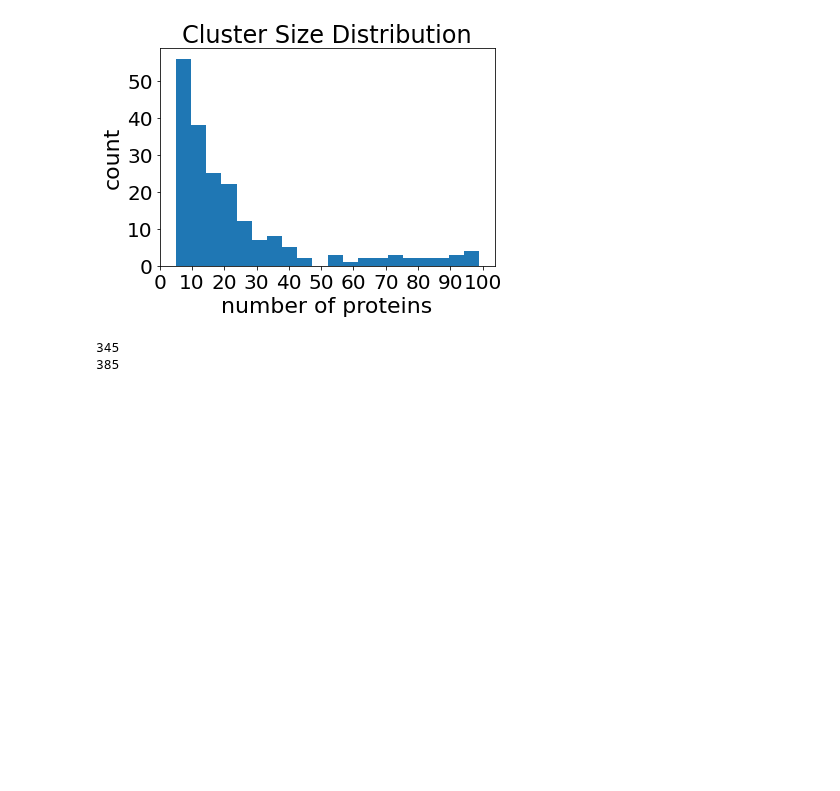
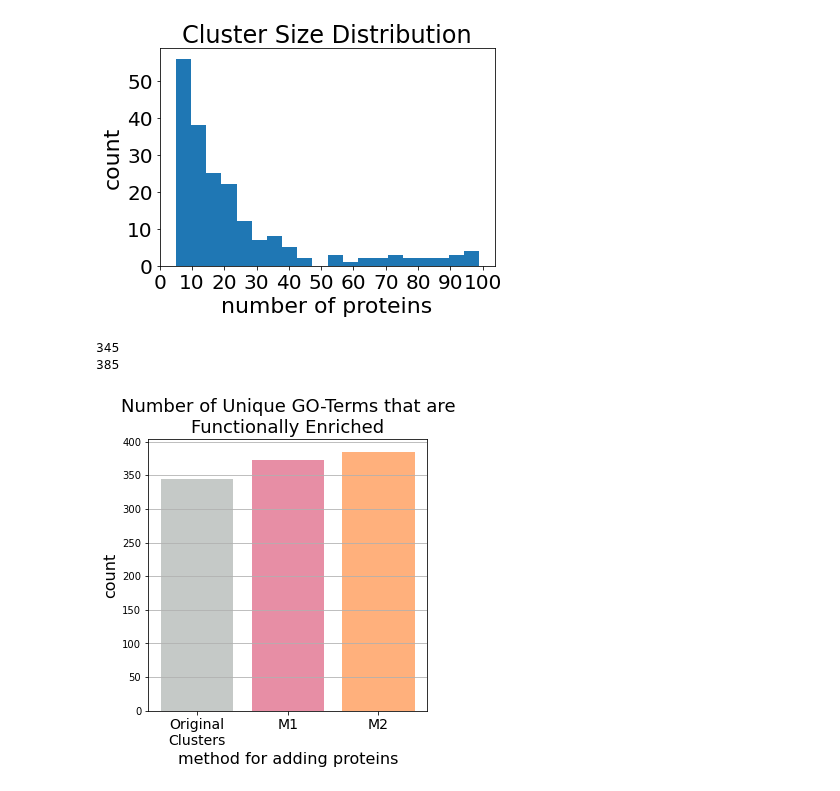
Before and after one commit to chrlatte/ClusteringWithDSD, a Jupyter notebook: src/recipe/method2_notebook.ipynb, the cells around one changed output. Saved outputs shown, nothing was run; the diff lists cells and outputs as text; code cells hidden in the pictures; blank space fills up the shorter version.

Commit message:
generated graphs

```diff
--- a/src/recipe/method2_notebook.ipynb
+++ b/src/recipe/method2_notebook.ipynb
@@ -508,3 +533,32 @@ get_all_cluster_labels fxn has not been tested
 385
 # %%
 # TODO: also want to check out on a cluster vs cluster basis
+# %%
+
+# number of functionally enriched go terms - both methods
+
+import matplotlib.pyplot as plt
+
+fig, ax = plt.subplots()
+
+x_values = ["Original\nClusters", "M1", "M2"]
+counts = [345, 372, 385]
+
+ax.bar(x_values, counts, color=['xkcd:silver', 'xkcd:pig pink', 'xkcd:peach'])
+
+ax.set_xticklabels(x_values, fontsize=14)
+
+ax.set_title(f"Number of Unique GO-Terms that are\nFunctionally Enriched", fontsize=18)
+ax.set_ylabel('count', fontsize=16)
+
+ax.set_xlabel('method for adding proteins', fontsize=16)
+
+ax.grid(axis='y')
+
+
+
+fig.set_size_inches(5,5)
+
+plt.show()
+# %% [output]
+[figure, added]
```
Also changed, not shown: parts of 2 cells of this notebook, 2 other files.
